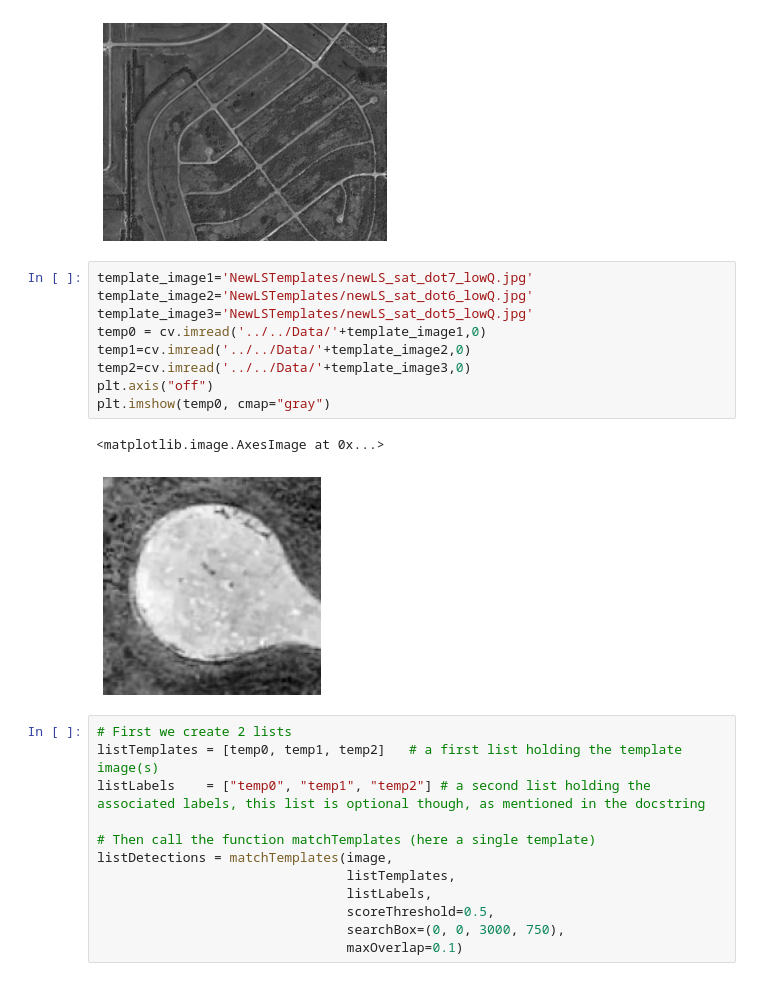
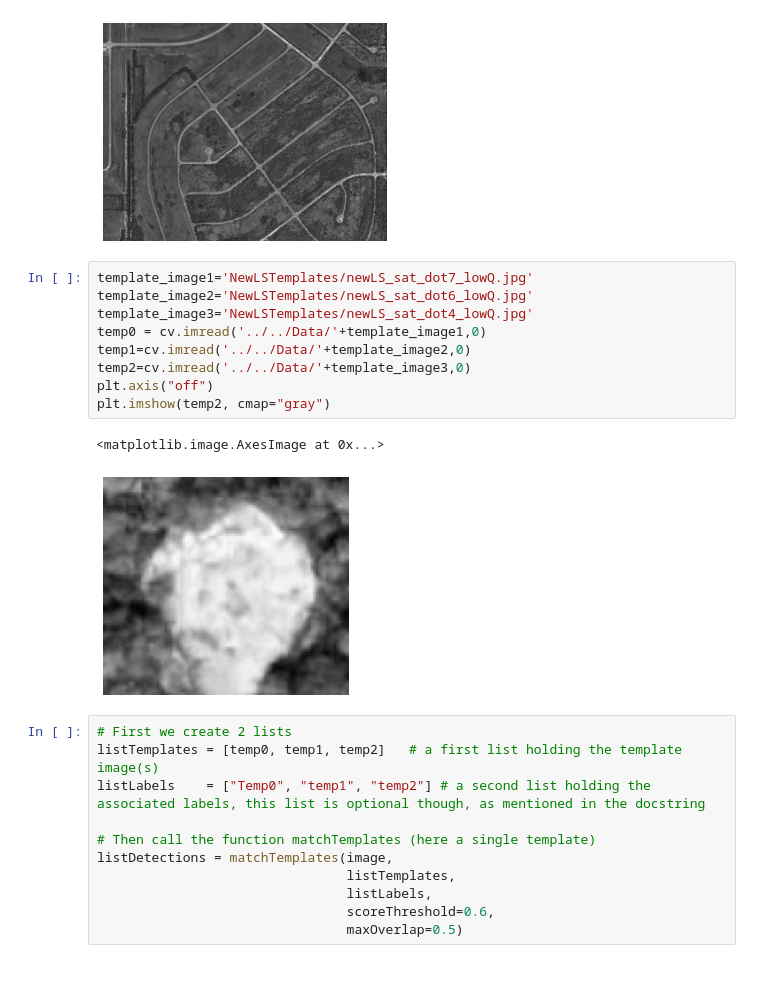
Before and after one commit to L42ARO/NSL_ComputerVisionStuff, a Jupyter notebook: Code/MultiTemplateMatching/(Alvaro)MultiTemplate-ImgAug.ipynb, the cells around one changed output. Cells and saved outputs as stored; diff of their text form.

```diff
--- a/Code/MultiTemplateMatching/(Alvaro)MultiTemplate-ImgAug.ipynb
+++ b/Code/MultiTemplateMatching/(Alvaro)MultiTemplate-ImgAug.ipynb
@@ -68,27 +68,26 @@ plt.imshow(image, cmap="gray")
 # %%
 template_image1='NewLSTemplates/newLS_sat_dot7_lowQ.jpg'
 template_image2='NewLSTemplates/newLS_sat_dot6_lowQ.jpg'
-template_image3='NewLSTemplates/newLS_sat_dot5_lowQ.jpg'
+template_image3='NewLSTemplates/newLS_sat_dot4_lowQ.jpg'
 temp0 = cv.imread('../../Data/'+template_image1,0)
 temp1=cv.imread('../../Data/'+template_image2,0)
 temp2=cv.imread('../../Data/'+template_image3,0)
 plt.axis("off")
-plt.imshow(temp0, cmap="gray")
+plt.imshow(temp2, cmap="gray")
 # %% [output]
 <matplotlib.image.AxesImage at 0x...>
-[figure, old version]
+[figure, new version]
 # %%
 # First we create 2 lists
 listTemplates = [temp0, temp1, temp2]   # a first list holding the template image(s)
-listLabels    = ["temp0", "temp1", "temp2"] # a second list holding the associated labels, this list is optional though, as mentioned in the docstring
+listLabels    = ["Temp0", "temp1", "temp2"] # a second list holding the associated labels, this list is optional though, as mentioned in the docstring
 
 # Then call the function matchTemplates (here a single template)
 listDetections = matchTemplates(image,
                                 listTemplates,
                                 listLabels,
-                                scoreThreshold=0.5,
-                                searchBox=(0, 0, 3000, 750),
-                                maxOverlap=0.1)
+                                scoreThreshold=0.6,
+                                maxOverlap=0.5)
 # %%
 print("Found {} hits".format( len(listDetections) ) )
 listDetections
```
Also changed, not shown: parts of 7 cells of this notebook, 3 other files.
